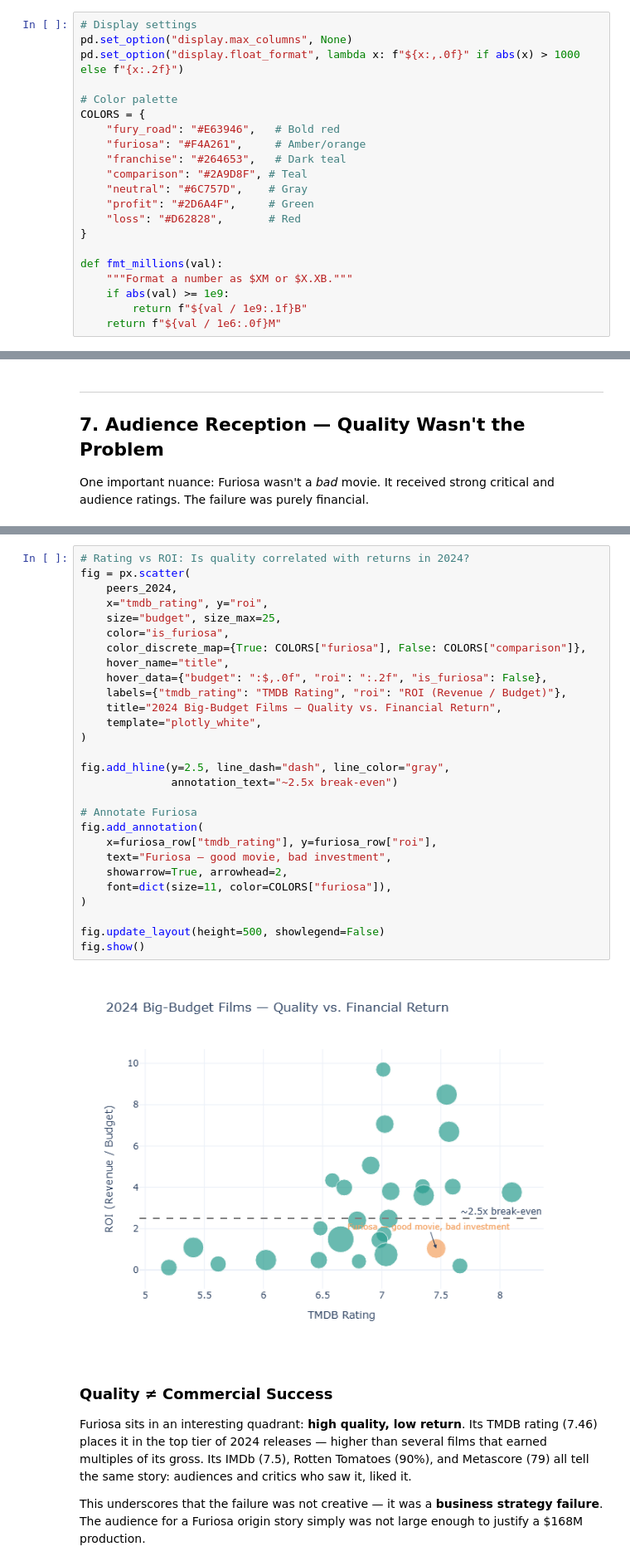
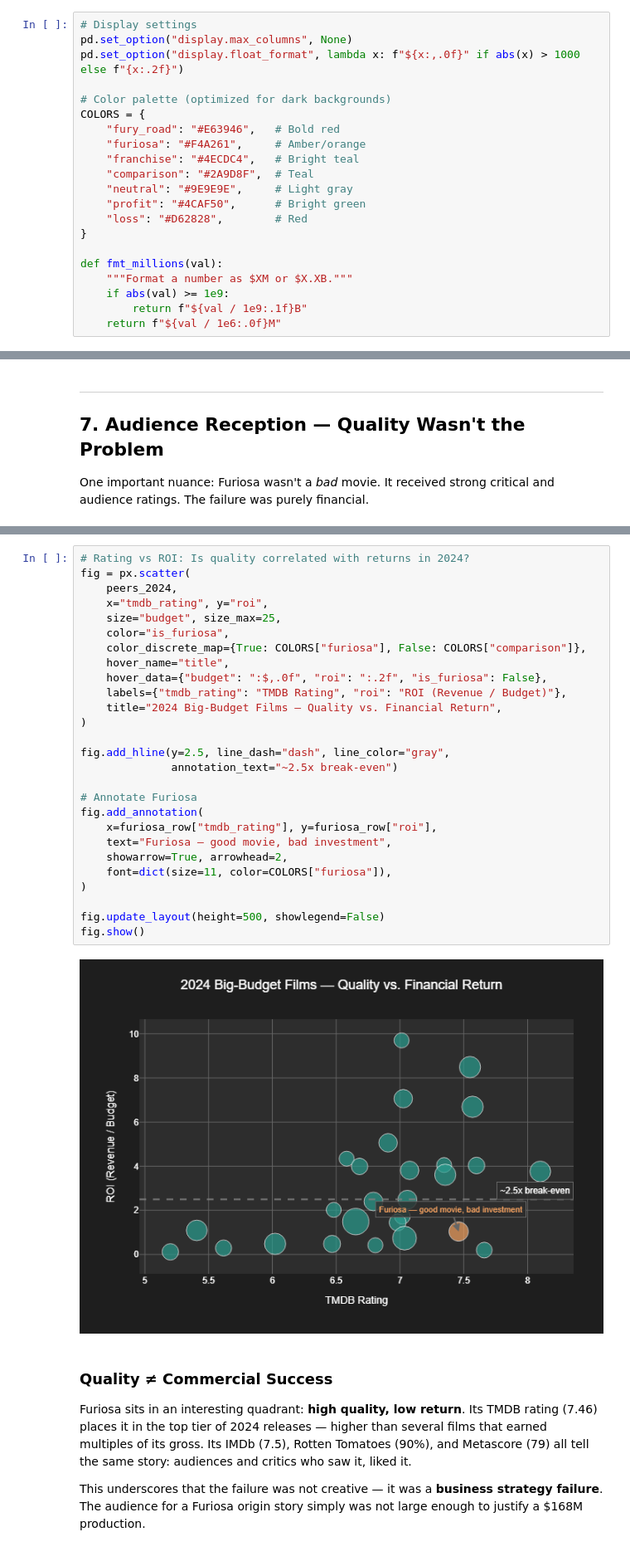
Before and after one commit to JustaKris/Are-You-Not-Entertained, a Jupyter notebook: notebooks/case_studies/01_furiosa_mad_max_saga.ipynb, the cells around one changed output, grey strips where cells are left out. Shown at 83% size. Saved outputs shown, nothing was run; the diff lists cells and outputs as text.

```diff
--- a/notebooks/case_studies/01_furiosa_mad_max_saga.ipynb
+++ b/notebooks/case_studies/01_furiosa_mad_max_saga.ipynb
@@ -43,15 +43,15 @@ from ayne.utils.query_utils import execute_custom_query, get_db_client
 pd.set_option("display.max_columns", None)
 pd.set_option("display.float_format", lambda x: f"${x:,.0f}" if abs(x) > 1000 else f"{x:.2f}")
 
-# Color palette
+# Color palette (optimized for dark backgrounds)
 COLORS = {
     "fury_road": "#E63946",   # Bold red
     "furiosa": "#F4A261",     # Amber/orange
-    "franchise": "#264653",   # Dark teal
-    "comparison": "#2A9D8F", # Teal
-    "neutral": "#6C757D",    # Gray
-    "profit": "#2D6A4F",     # Green
-    "loss": "#D62828",       # Red
+    "franchise": "#4ECDC4",   # Bright teal
+    "comparison": "#2A9D8F",  # Teal
+    "neutral": "#9E9E9E",     # Light gray
+    "profit": "#4CAF50",      # Bright green
+    "loss": "#D62828",        # Red
 }
 
 def fmt_millions(val):
@@ -853,33 +845,32 @@ fig.show()
 # %%
 # Rating vs ROI: Is quality correlated with returns in 2024?
 fig = px.scatter(
     peers_2024,
     x="tmdb_rating", y="roi",
     size="budget", size_max=25,
     color="is_furiosa",
     color_discrete_map={True: COLORS["furiosa"], False: COLORS["comparison"]},
     hover_name="title",
     hover_data={"budget": ":$,.0f", "roi": ":.2f", "is_furiosa": False},
     labels={"tmdb_rating": "TMDB Rating", "roi": "ROI (Revenue / Budget)"},
     title="2024 Big-Budget Films — Quality vs. Financial Return",
-    template="plotly_white",
 )
 
 fig.add_hline(y=2.5, line_dash="dash", line_color="gray",
               annotation_text="~2.5x break-even")
 
 # Annotate Furiosa
 fig.add_annotation(
     x=furiosa_row["tmdb_rating"], y=furiosa_row["roi"],
     text="Furiosa — good movie, bad investment",
     showarrow=True, arrowhead=2,
     font=dict(size=11, color=COLORS["furiosa"]),
 )
 
 fig.update_layout(height=500, showlegend=False)
 fig.show()
 # %% [output]
-[figure, old version]
+[figure, new version]
 # %% [markdown]
 ### Quality ≠ Commercial Success
 
```
Also changed, not shown: parts of 11 cells of this notebook, 2 other files.
